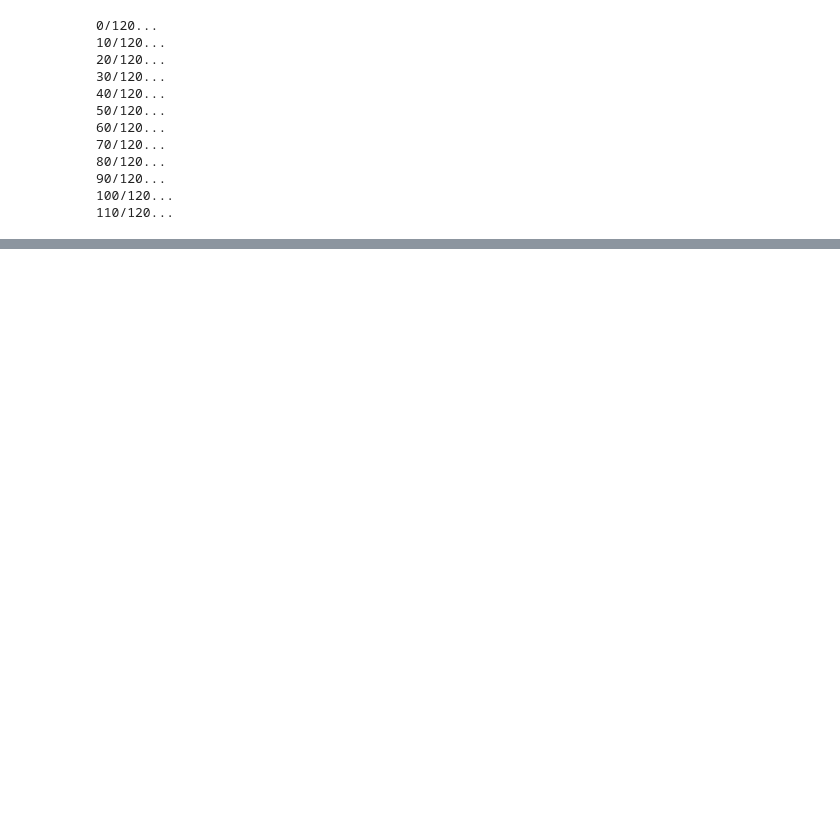
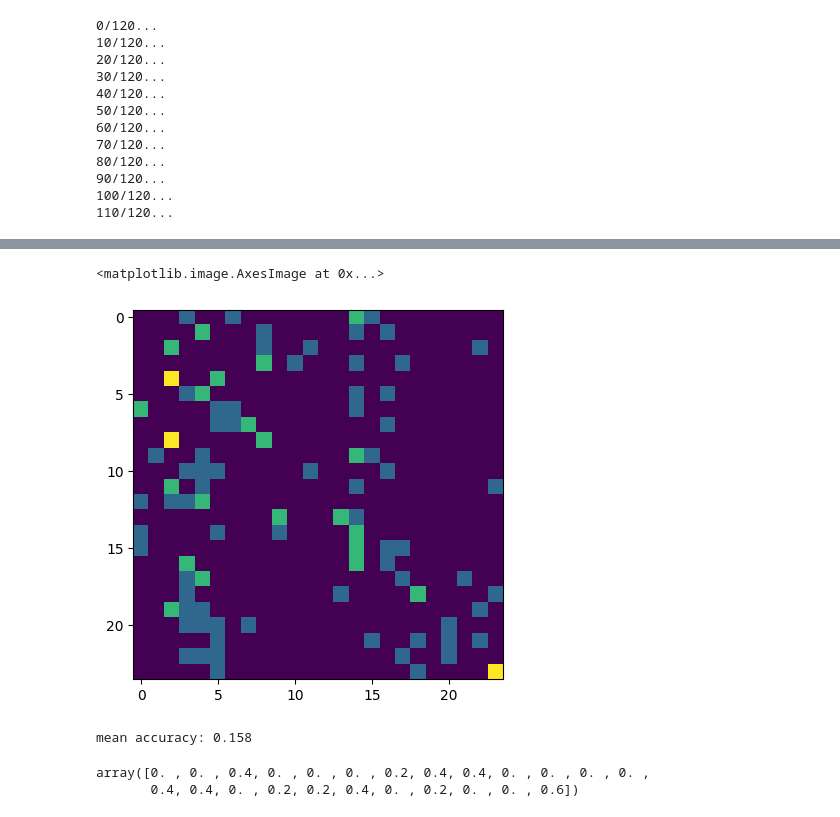
Before and after one commit to aimerykong/OIST-mini-course-CVML, a Jupyter notebook: code002_data_prep_NN.ipynb, the cells around one changed output, grey strips where cells are left out. Cells and saved outputs as stored; diff of their text form; code cells hidden in the pictures; blank space fills up the shorter version.

```diff
--- a/code002_data_prep_NN.ipynb
+++ b/code002_data_prep_NN.ipynb
@@ -236,0 +244,9 @@ mean accuracy: 0.083
+# %%
+from sklearn.neighbors import KNeighborsClassifier
+
+X_train = np.asarray(train_imgs)
+X_train = X_train.reshape(X_train.shape[0], -1) / 255.0
+y_train = np.asarray(train_labellist)
+
+clf = KNeighborsClassifier(n_neighbors=1, metric='manhattan')
+clf.fit(X_train, y_train)
@@ -236,0 +259,4 @@ mean accuracy: 0.083
+# %%
+X_val = np.asarray(val_imgs)
+X_val = X_val.reshape(X_val.shape[0], -1) / 255.0
+X_val.shape
@@ -236,0 +265,2 @@ mean accuracy: 0.083
+# %%
+predictions = clf.predict(X_val)
@@ -236,0 +278,16 @@ mean accuracy: 0.083
+# %%
+conf = sklearn.metrics.confusion_matrix(np.asarray(val_labellist), predictions, normalize='true')
+plt.imshow(conf)
+# %% [output]
+<matplotlib.image.AxesImage at 0x...>
+[figure, added]
+# %%
+per_class_acc = np.diag(conf)
+print('mean accuracy: %.3f' % per_class_acc.mean())
+# %% [output]
+mean accuracy: 0.158
+# %%
+per_class_acc
+# %% [output]
+array([0. , 0. , 0.4, 0. , 0. , 0. , 0.2, 0.4, 0.4, 0. , 0. , 0. , 0. ,
+       0.4, 0.4, 0. , 0.2, 0.2, 0.4, 0. , 0.2, 0. , 0. , 0.6])
```
Also changed, not shown: parts of 23 cells of this notebook.
